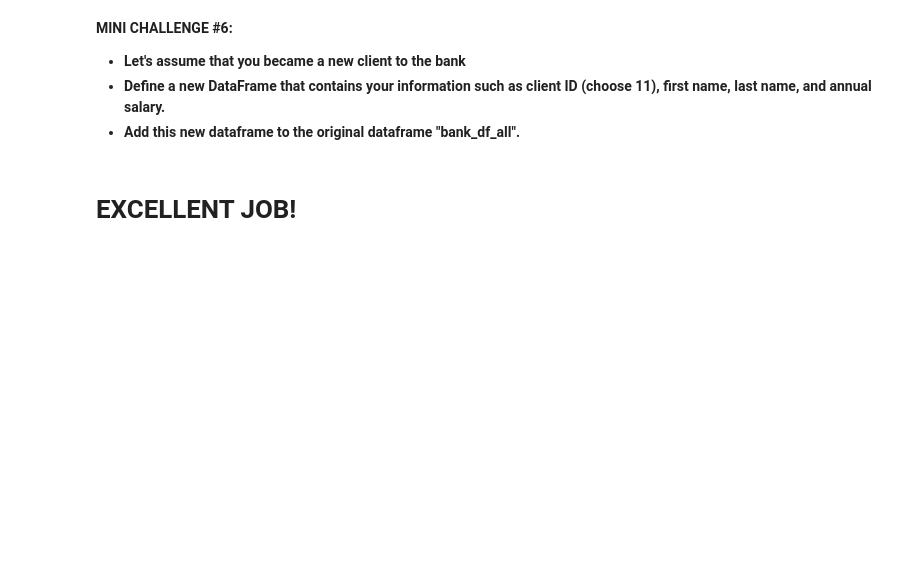
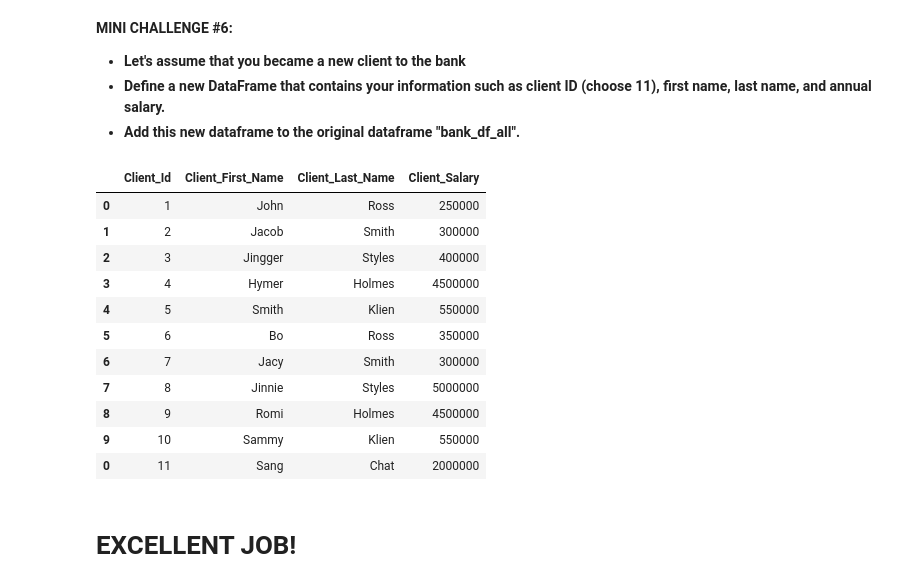
Before and after one commit to SangeetaChatterjee/Python_Stockmarket_Profile, a Jupyter notebook: 8_Python_101_Python_Libraries_for_Data_Analysis_Pandas_Skeleton.ipynb, the cells around one changed output. Cells and saved outputs as stored; diff of their text form; code cells hidden in the pictures; blank space fills up the shorter version.

```diff
--- a/8_Python_101_Python_Libraries_for_Data_Analysis_Pandas_Skeleton.ipynb
+++ b/8_Python_101_Python_Libraries_for_Data_Analysis_Pandas_Skeleton.ipynb
@@ -218,6 +244,12 @@ df
 # %%
 # Let's assume we obtained additional information (Annual Salary) about our bank customers
 # Note that data obtained is for all clients with IDs 1 to 10
+Client_Salary = {'Client_Id':['1','2','3','4','5','6','7','8','9','10'],
+                  'Client_Salary':[250000,300000,400000,4500000,550000,350000,300000,5000000,4500000,550000]}
+Client_Sal_df = pd.DataFrame(Client_Salary)
+Client_Sal_df
 # %%
 # Let's concatenate both dataframes #1 and #2
 # Note that we now have client IDs from 1 to 10
+Client_All_df = pd.concat([Client_df,Client_df2])
+Client_All_df
@@ -224,2 +268,3 @@ df
 # %%
 # Let's merge all data on 'Bank Client ID'
+All_Client_Sal_df = pd.merge(Client_All_df,Client_Sal_df,on='Client_Id')
@@ -228,6 +287,28 @@ df
 - **Let's assume that you became a new client to the bank**
 - **Define a new DataFrame that contains your information such as client ID (choose 11), first name, last name, and annual salary.**
 - **Add this new dataframe to the original dataframe "bank_df_all".**
+# %%
+myDetails_dict = {'Client_Id':[11],
+                'Client_First_Name':['Sang'],
+                'Client_Last_Name': ['Chat'],
+                'Client_Salary': [2000000]}
+myDetails_df = pd.DataFrame(myDetails_dict)
+# %%
+new_df = pd.concat([All_Client_Sal_df,myDetails_df])
+new_df
+# %% [output]
+|  | Client_Id | Client_First_Name | Client_Last_Name | Client_Salary |
+| 0 | 1 | John | Ross | 250000 |
+| 1 | 2 | Jacob | Smith | 300000 |
+| 2 | 3 | Jingger | Styles | 400000 |
+| 3 | 4 | Hymer | Holmes | 4500000 |
+| 4 | 5 | Smith | Klien | 550000 |
+| 5 | 6 | Bo | Ross | 350000 |
+| 6 | 7 | Jacy | Smith | 300000 |
+| 7 | 8 | Jinnie | Styles | 5000000 |
+| 8 | 9 | Romi | Holmes | 4500000 |
+| 9 | 10 | Sammy | Klien | 550000 |
+| 0 | 11 | Sang | Chat | 2000000 |
 # %% [markdown]
 # EXCELLENT JOB!
 # %% [markdown]
```
Also changed, not shown: parts of 5 cells of this notebook.
